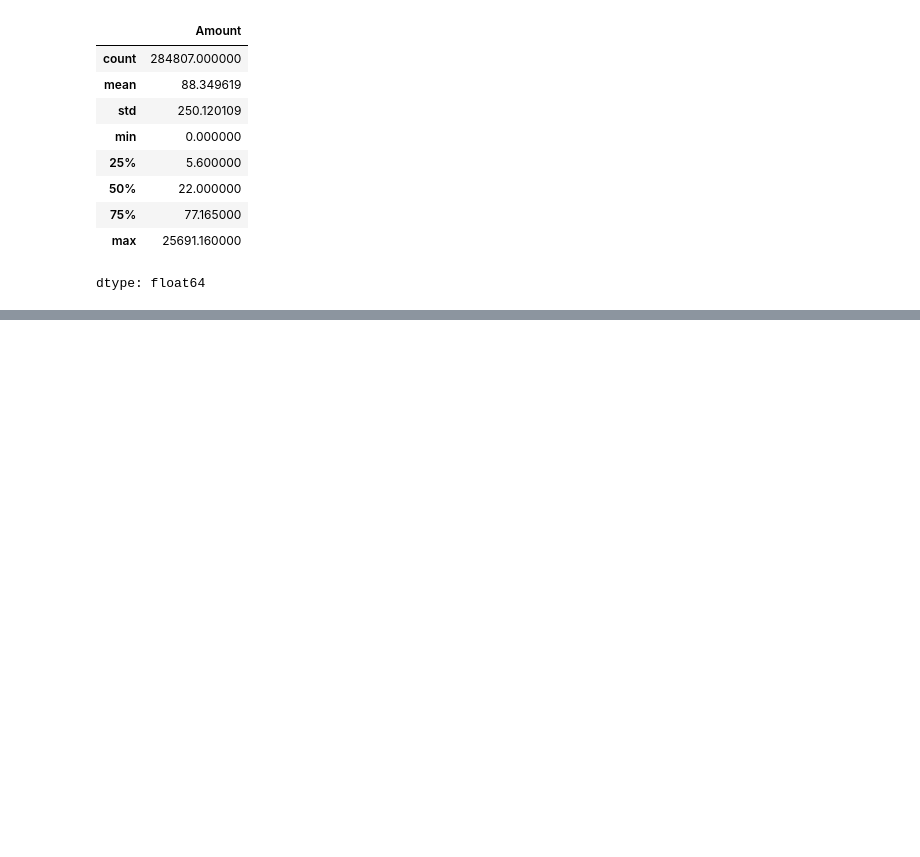
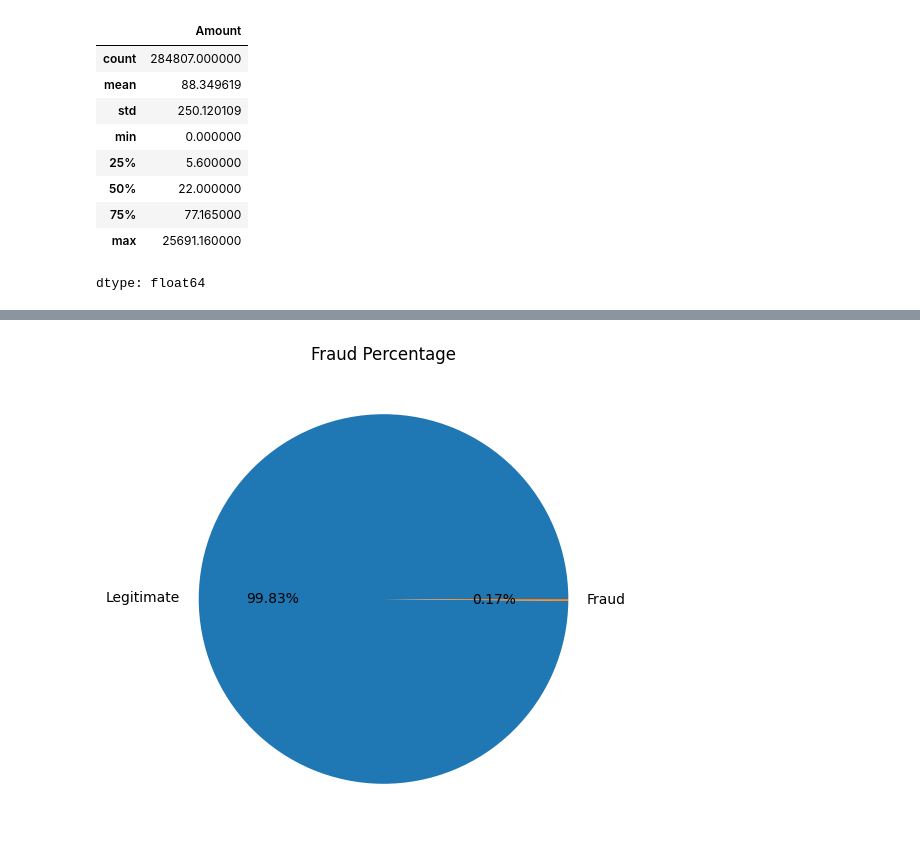
Before and after one commit to Tamannapanwar17/credit-card-fraud-detection, a Jupyter notebook: Credit_Card_Fraud_Detection.ipynb, the cells around one changed output, grey strips where cells are left out. Saved outputs shown, nothing was run; the diff lists cells and outputs as text; code cells hidden in the pictures; blank space fills up the shorter version.

```diff
--- a/Credit_Card_Fraud_Detection.ipynb
+++ b/Credit_Card_Fraud_Detection.ipynb
@@ -131,0 +211,16 @@ dtype: float64
+# %%
+fraud=df["Class"].value_counts()
+
+plt.figure(figsize=(6,6))
+
+plt.pie(
+    fraud,
+    labels=["Legitimate","Fraud"],
+    autopct="%1.2f%%"
+)
+
+plt.title("Fraud Percentage")
+
+plt.show()
+# %% [output]
+[figure, added]
```
Also changed, not shown: parts of 67 cells of this notebook.
